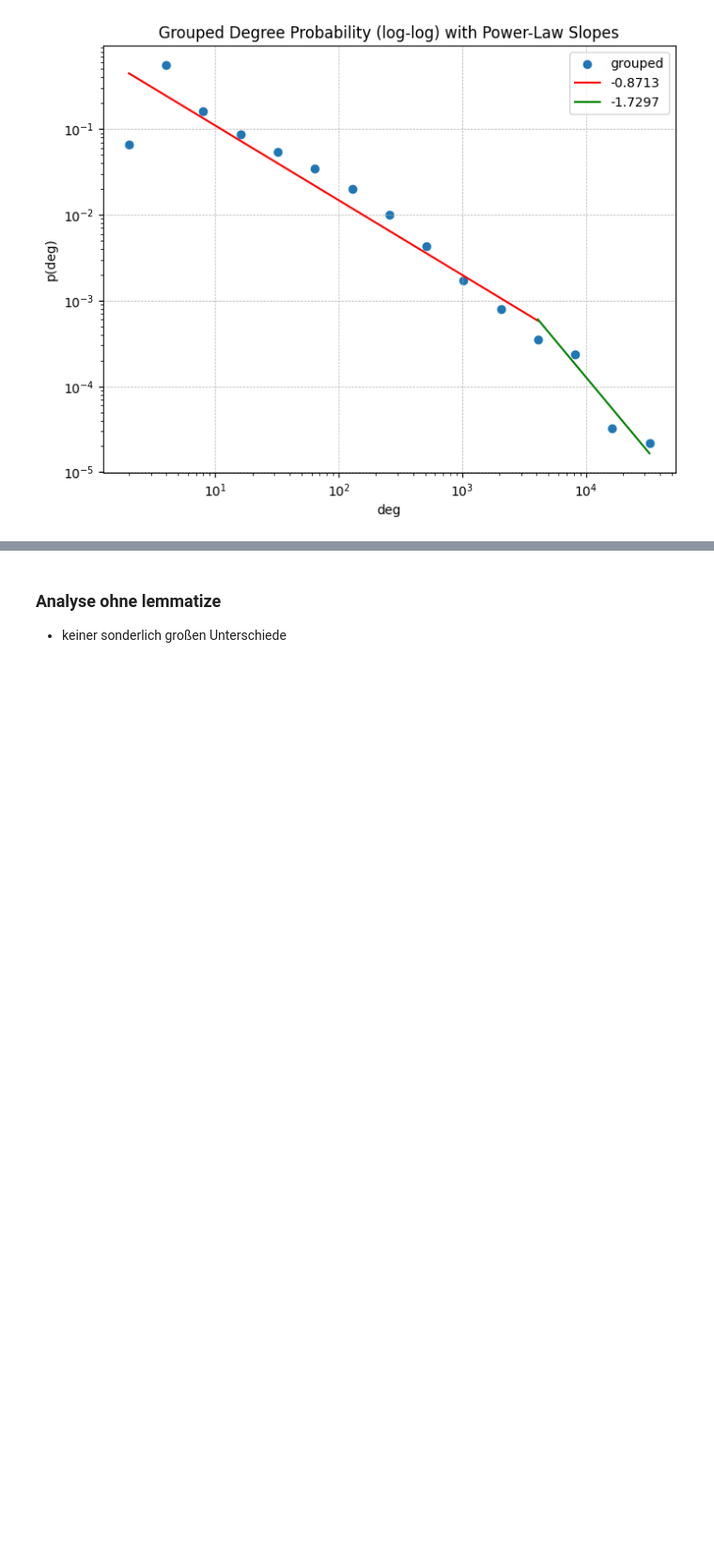
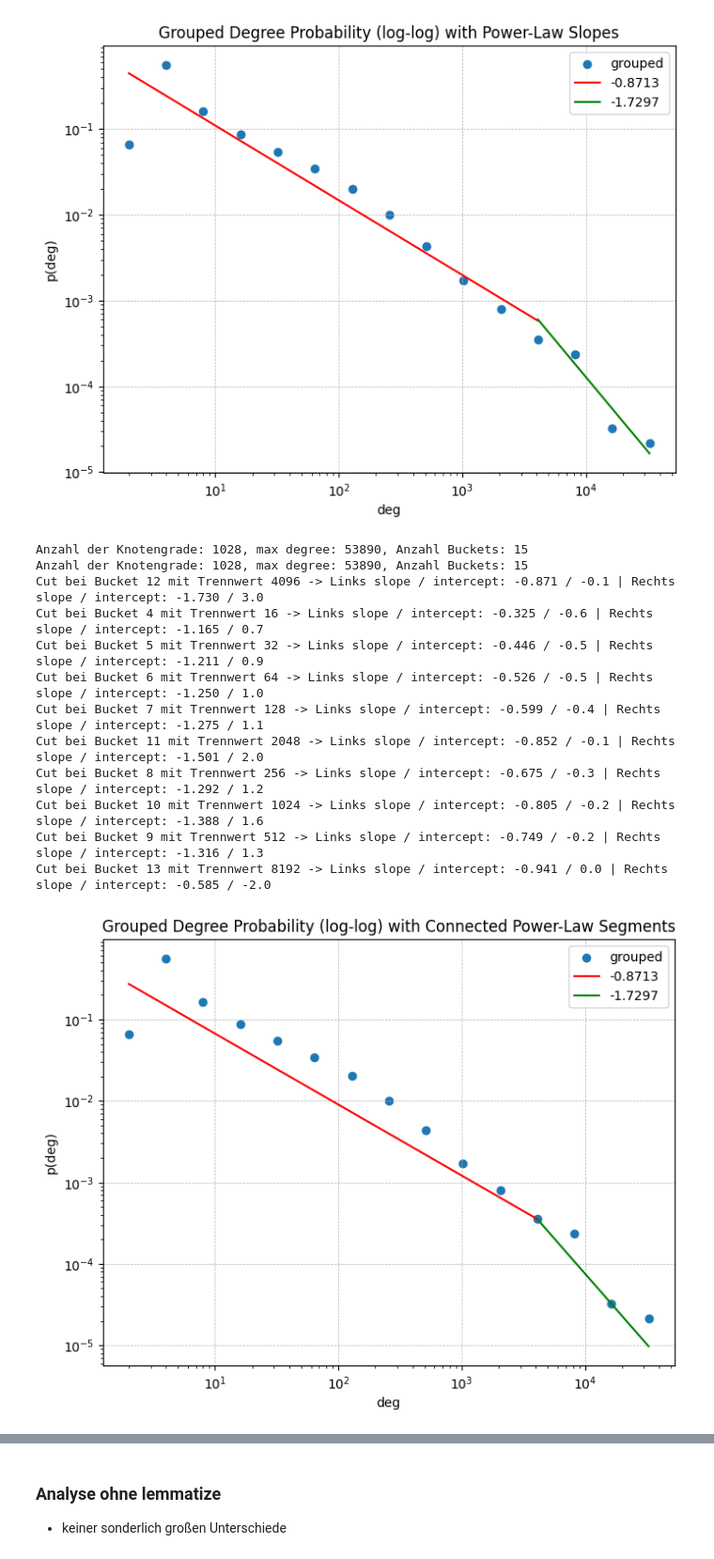
Before and after one commit to Amerek200/63055KomplexeNetze, a Jupyter notebook: data_analysis/regiment_plot.ipynb, the cells around one changed output, grey strips where cells are left out. Shown at 94% size. Saved outputs shown, nothing was run; the diff lists cells and outputs as text; code cells hidden in the pictures; blank space fills up the shorter version.

Commit message:
mehr plot experimente

```diff
--- a/data_analysis/regiment_plot.ipynb
+++ b/data_analysis/regiment_plot.ipynb
@@ -887,3 +1003,27 @@ plot_grouped_two_regiments(grouped_dict, 4096,
 # %% [output]
 Anzahl der Knotengrade: 1028, max degree: 53890, Anzahl Buckets: 15
 [figure]
+# %%
+deg_prob_dict = get_deg_probability_dict(G)
+deg_prob_dict.pop(1)
+grouped_dict = group_by_power_of_two(deg_prob_dict, group_method="lower")
+candidates = find_regiment_candidates_linreg(deg_prob_dict, start=4 ,group_method="lower", max_diff=10)
+print_regiment_candidates(candidates)
+regiment_values = candidates[12]
+plot_grouped_two_regiments_forced_meeting(grouped_dict, 4096,
+                           regiment_values["slope_left"],
+                           regiment_values["slope_right"])
+# %% [output]
+Anzahl der Knotengrade: 1028, max degree: 53890, Anzahl Buckets: 15
+Anzahl der Knotengrade: 1028, max degree: 53890, Anzahl Buckets: 15
+Cut bei Bucket 12 mit Trennwert 4096 -> Links slope / intercept: -0.871 / -0.1 | Rechts slope / intercept: -1.730 / 3.0
+Cut bei Bucket 4 mit Trennwert 16 -> Links slope / intercept: -0.325 / -0.6 | Rechts slope / intercept: -1.165 / 0.7
+Cut bei Bucket 5 mit Trennwert 32 -> Links slope / intercept: -0.446 / -0.5 | Rechts slope / intercept: -1.211 / 0.9
+Cut bei Bucket 6 mit Trennwert 64 -> Links slope / intercept: -0.526 / -0.5 | Rechts slope / intercept: -1.250 / 1.0
+Cut bei Bucket 7 mit Trennwert 128 -> Links slope / intercept: -0.599 / -0.4 | Rechts slope / intercept: -1.275 / 1.1
+Cut bei Bucket 11 mit Trennwert 2048 -> Links slope / intercept: -0.852 / -0.1 | Rechts slope / intercept: -1.501 / 2.0
+Cut bei Bucket 8 mit Trennwert 256 -> Links slope / intercept: -0.675 / -0.3 | Rechts slope / intercept: -1.292 / 1.2
+Cut bei Bucket 10 mit Trennwert 1024 -> Links slope / intercept: -0.805 / -0.2 | Rechts slope / intercept: -1.388 / 1.6
+Cut bei Bucket 9 mit Trennwert 512 -> Links slope / intercept: -0.749 / -0.2 | Rechts slope / intercept: -1.316 / 1.3
+Cut bei Bucket 13 mit Trennwert 8192 -> Links slope / intercept: -0.941 / 0.0 | Rechts slope / intercept: -0.585 / -2.0
+[figure, added]
```
Also changed, not shown: parts of 4 cells of this notebook, 1 other file.
